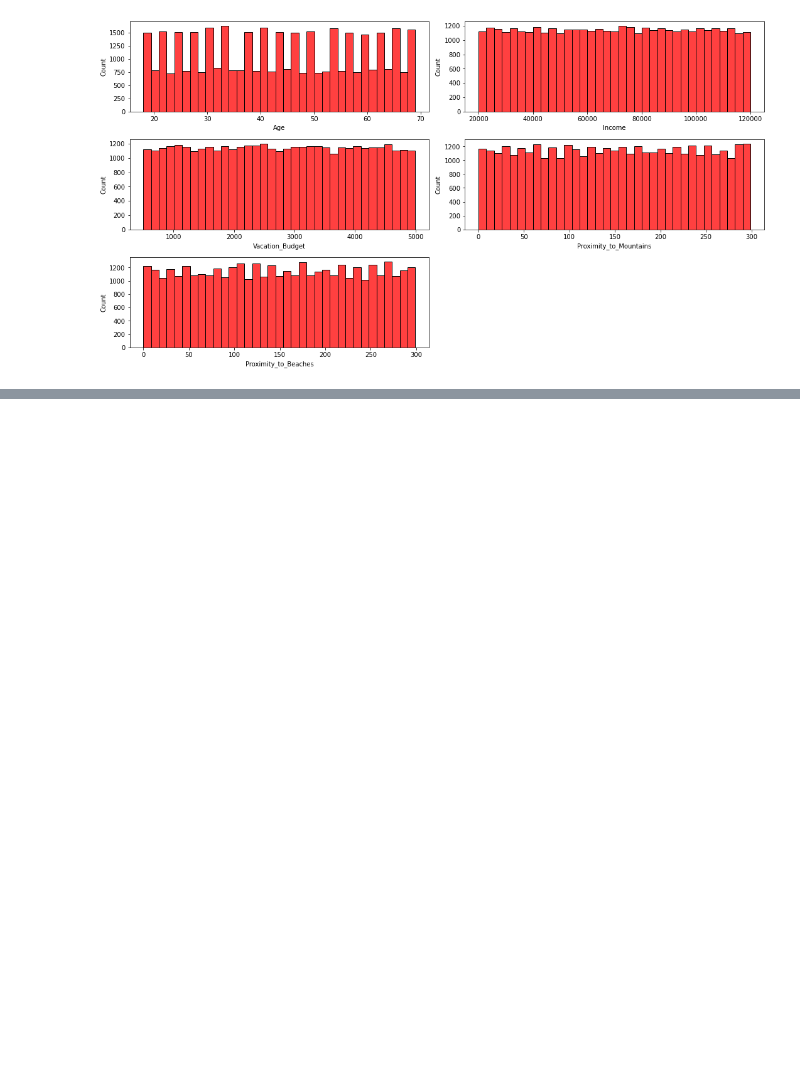
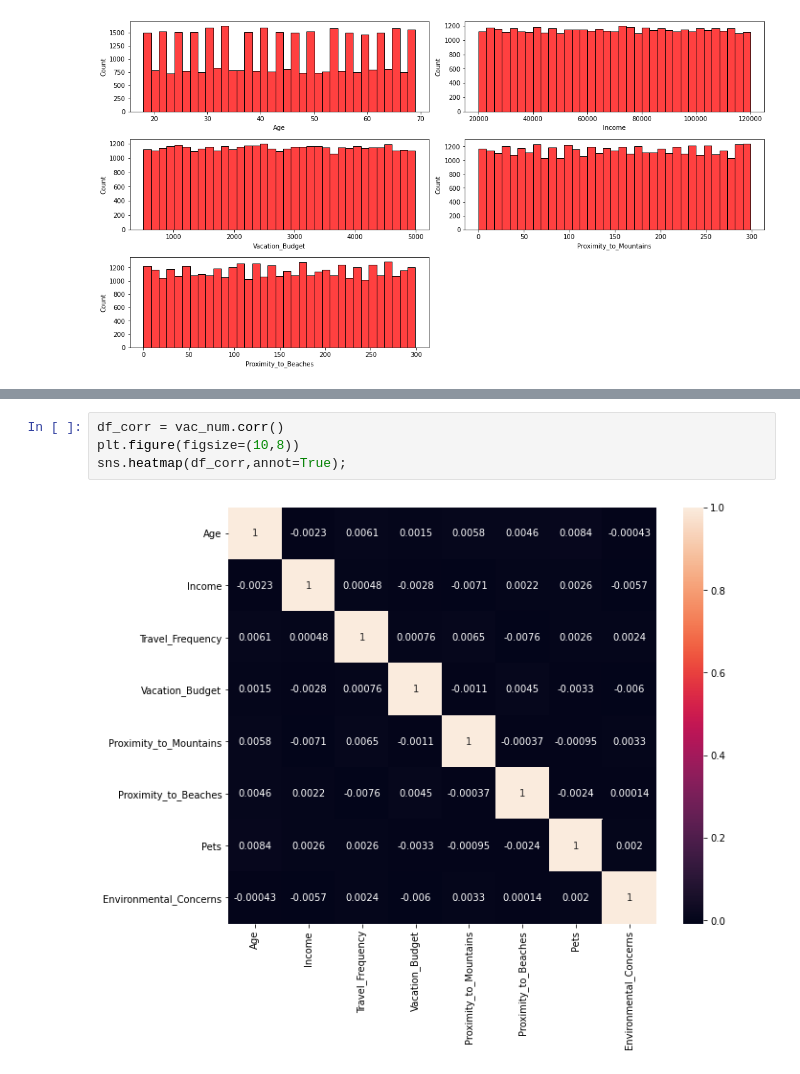
Before and after one commit to Rhino-byte/Tourism-Analysis, a Jupyter notebook: index.ipynb, the cells around one changed output, grey strips where cells are left out. Drawn from its saved outputs; the diff is of its cells as text; blank space fills up the shorter version.

```diff
--- a/index.ipynb
+++ b/index.ipynb
@@ -257,0 +374,6 @@ sns.histplot(x=vac_num['Age'],kde=True)
+# %%
+df_corr = vac_num.corr()
+plt.figure(figsize=(10,8))
+sns.heatmap(df_corr,annot=True);
+# %% [output]
+[figure, added]
```
Also changed, not shown: parts of 33 cells of this notebook, 1 other file.
